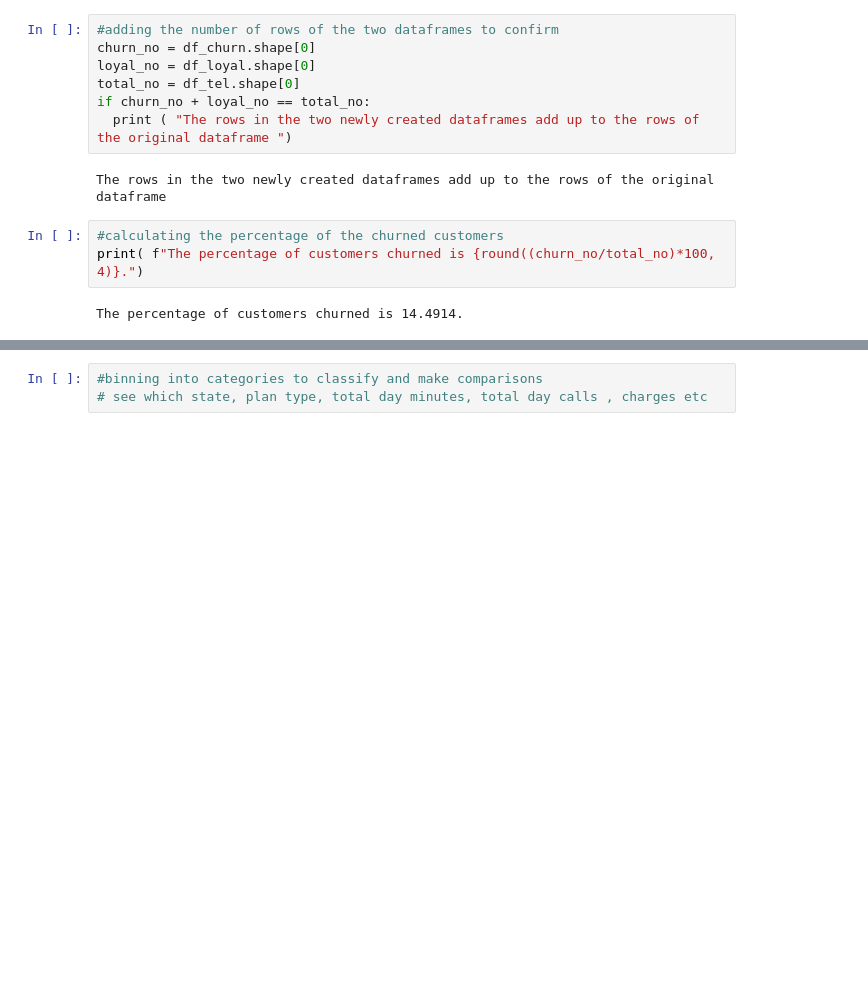
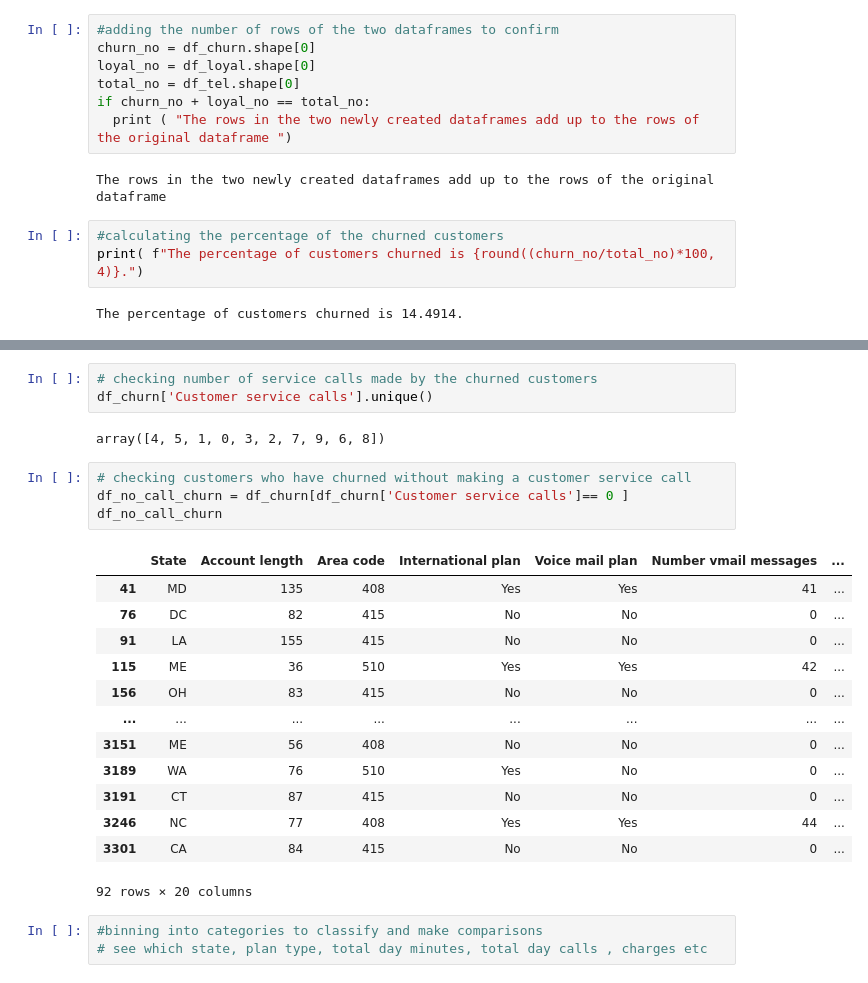
Before and after one commit to Ashvin-Vargez/Ashvin-Varghese, a Jupyter notebook: Telecom_Churn_Analysis_Capstone_Project.ipynb, the cells around one changed output, grey strips where cells are left out. Saved outputs shown, nothing was run; the diff lists cells and outputs as text; blank space fills up the shorter version.

```diff
--- a/Telecom_Churn_Analysis_Capstone_Project.ipynb
+++ b/Telecom_Churn_Analysis_Capstone_Project.ipynb
@@ -141,3 +162,26 @@ The percentage of customers churned is 14.4914.
+# %%
+# checking number of service calls made by the churned customers
+df_churn['Customer service calls'].unique()
+# %% [output]
+array([4, 5, 1, 0, 3, 2, 7, 9, 6, 8])
+# %%
+# checking customers who have churned without making a customer service call
+df_no_call_churn = df_churn[df_churn['Customer service calls']== 0 ]
+df_no_call_churn
+# %% [output]
+|  | State | Account length | Area code | International plan | Voice mail plan | Number vmail messages | ... |
+| 41 | MD | 135 | 408 | Yes | Yes | 41 | ... |
+| 76 | DC | 82 | 415 | No | No | 0 | ... |
+| 91 | LA | 155 | 415 | No | No | 0 | ... |
+| 115 | ME | 36 | 510 | Yes | Yes | 42 | ... |
+| 156 | OH | 83 | 415 | No | No | 0 | ... |
+| ... | ... | ... | ... | ... | ... | ... | ... |
+| 3151 | ME | 56 | 408 | No | No | 0 | ... |
+| 3189 | WA | 76 | 510 | Yes | No | 0 | ... |
+| 3191 | CT | 87 | 415 | No | No | 0 | ... |
+| 3246 | NC | 77 | 408 | Yes | Yes | 44 | ... |
+| 3301 | CA | 84 | 415 | No | No | 0 | ... |
+92 rows × 20 columns
 # %%
 #binning into categories to classify and make comparisons
 # see which state, plan type, total day minutes, total day calls , charges etc
```
Also changed, not shown: parts of 1 cell of this notebook.
